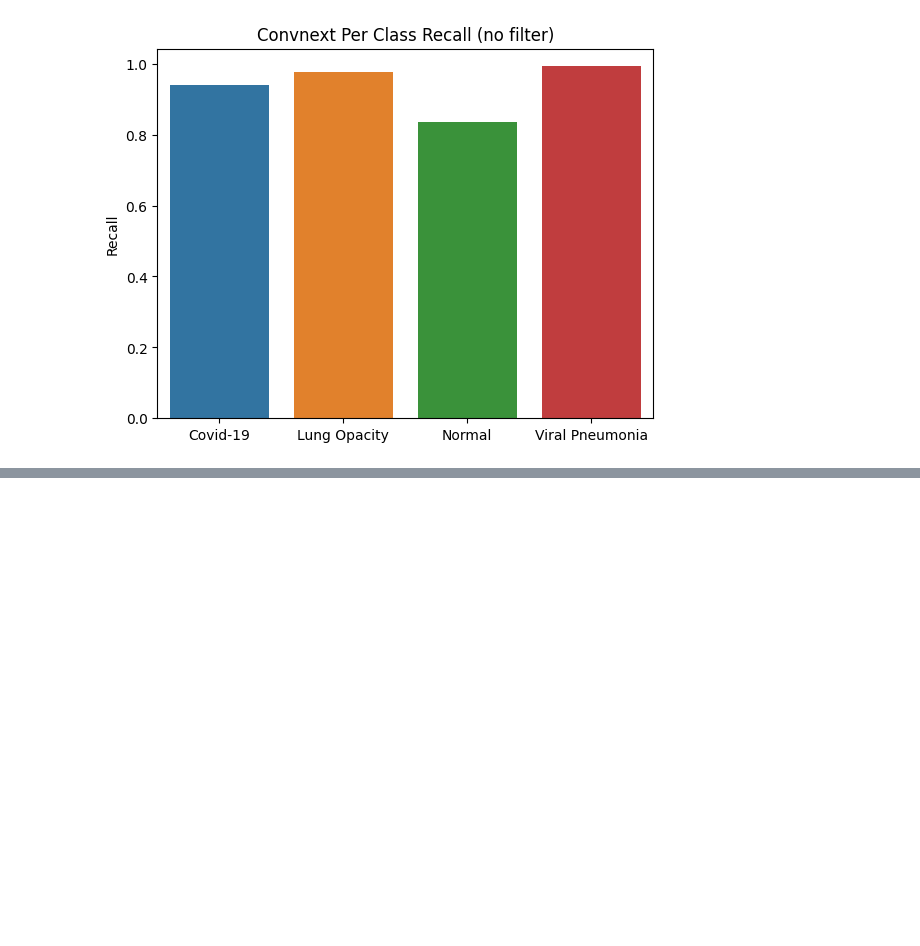
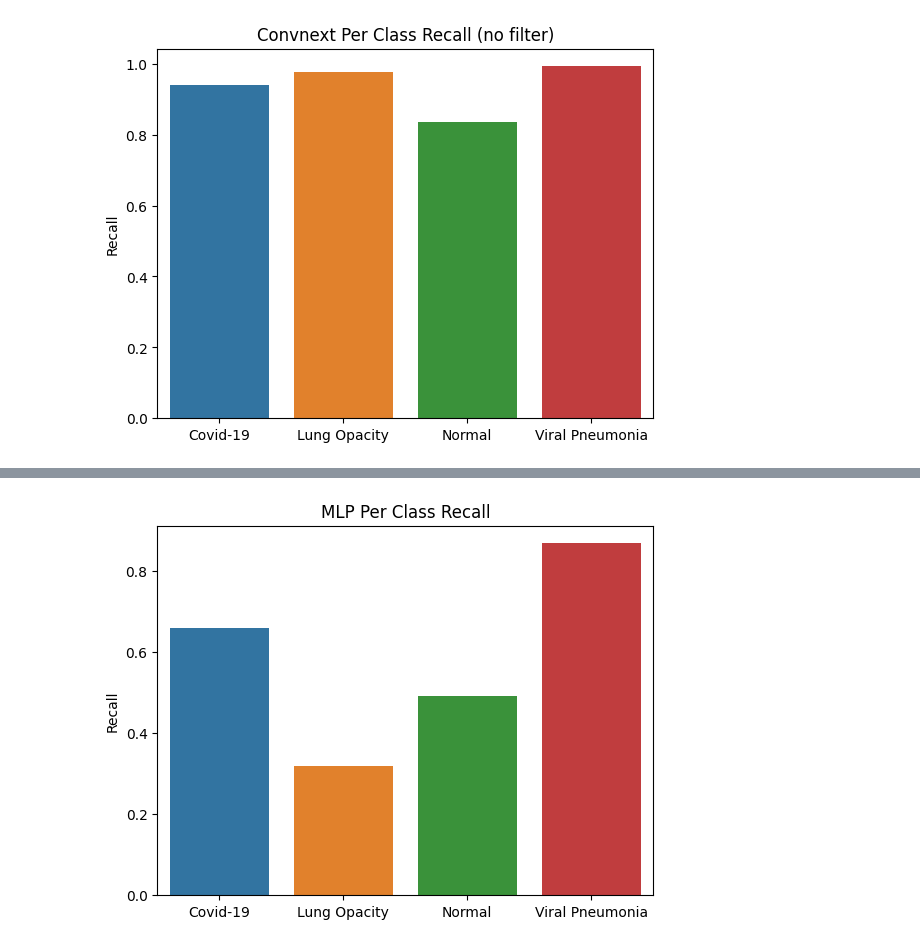
Before and after one commit to Antonio-Tresol/ML_Project_II_Image_classification, a Jupyter notebook: metrics/metrics_analysis.ipynb, the cells around one changed output, grey strips where cells are left out. Saved outputs shown, nothing was run; the diff lists cells and outputs as text; code cells hidden in the pictures; blank space fills up the shorter version.

```diff
--- a/metrics/metrics_analysis.ipynb
+++ b/metrics/metrics_analysis.ipynb
@@ -99,0 +128,4 @@ plot_per_class_metric(data=convnext_per_class_metrics_no_filter, metric_name='Re
+# %%
+plot_per_class_metric(data=mlp_per_class_metrics, metric_name='Recall', title="MLP Per Class Recall")
+# %% [output]
+[figure, added]
```
Also changed, not shown: parts of 6 cells of this notebook.
